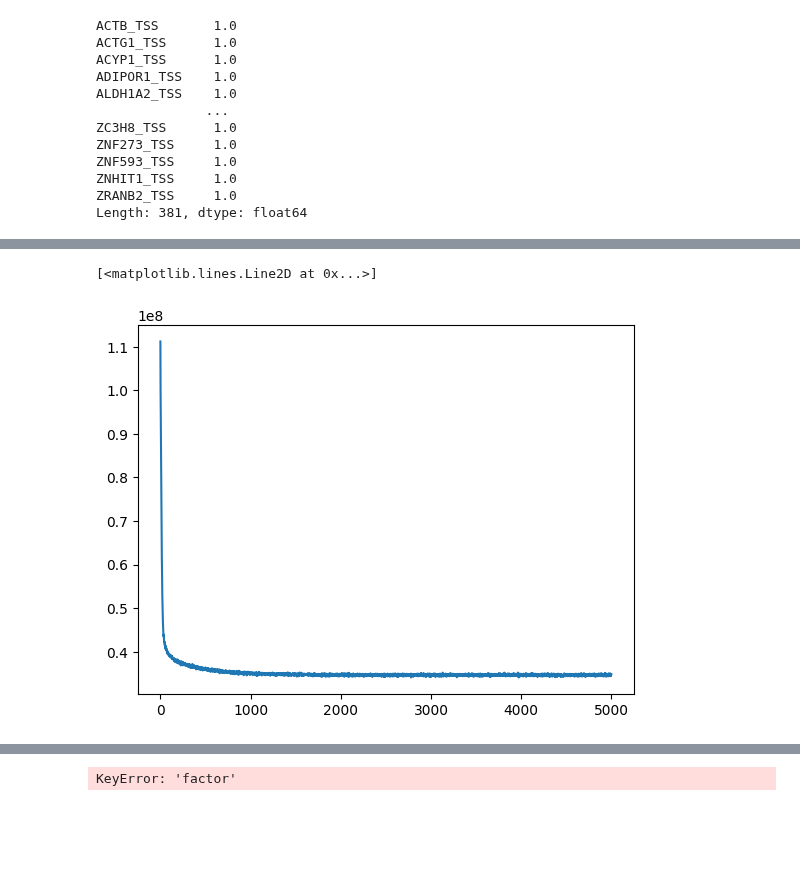
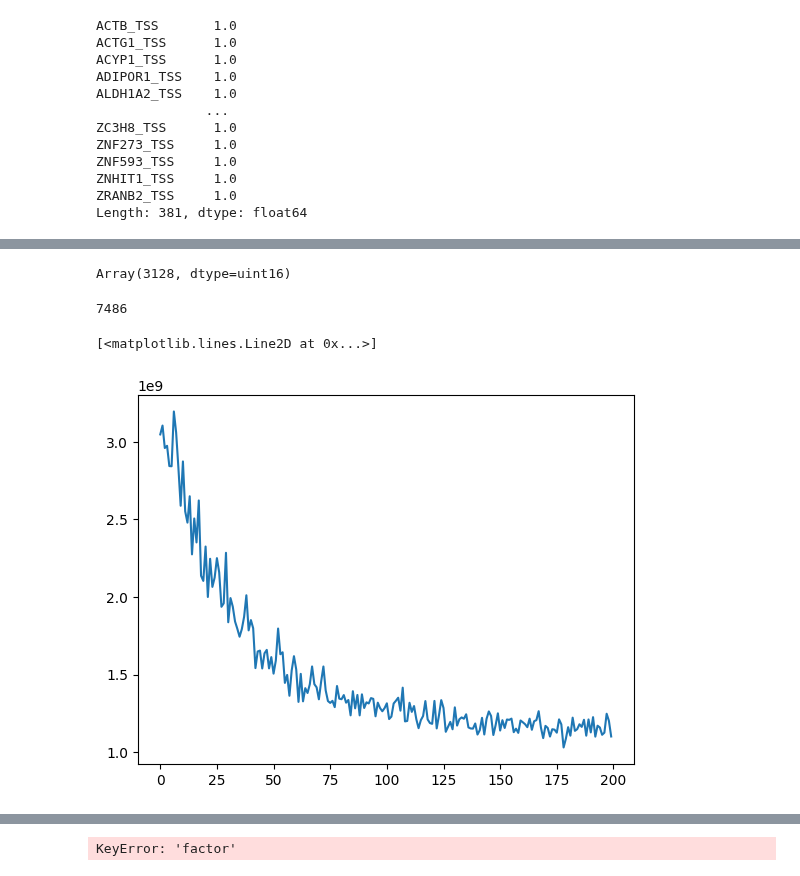
Before and after one commit to pinellolab/PerTurbo, a Jupyter notebook: docs/notebooks/gasperini_pilot_jax_multigene.ipynb, the cells around one changed output, grey strips where cells are left out. Saved outputs shown, nothing was run; the diff lists cells and outputs as text; code cells hidden in the pictures; blank space fills up the shorter version.

```diff
--- a/docs/notebooks/gasperini_pilot_jax_multigene.ipynb
+++ b/docs/notebooks/gasperini_pilot_jax_multigene.ipynb
@@ -304,0 +353,4 @@ svi_result = run_svi(
+# %%
+model_args[0].max()
+# %% [output]
+Array(3128, dtype=uint16)
@@ -305,5 +364,69 @@ svi_result = run_svi(
+# %%
+from numpyro.infer import SVI, TraceMeanField_ELBO
+from numpyro.optim import ClippedAdam
+from tqdm import tqdm
+import optax
+
+perturbseq_guide = make_perturbseq_guide_autonormal_turbo(init_scale=0.1)
+
+init_state = None
+param_values = []
+losses = jnp.array([])
+model_kwargs.update(
+    {
+        "subsample_size": 1024,
+        "gene_subsample_size": 1024,
+    }
+)
+
+n_epochs = 20 if not smoke_test else 2
+n_steps_per_epoch = int(
+    model_args[0].shape[1]
+    / model_kwargs["gene_subsample_size"]
+    * model_args[0].shape[0]
+    / model_kwargs["subsample_size"]
+    * 10
+)
+print(n_steps_per_epoch)
+# %% [output]
+7486
+# %%
+lr = optax.linear_schedule(0.03, 0.001, n_epochs * n_steps_per_epoch)
+
+adam = ClippedAdam(step_size=lr)
+svi = SVI(perturbseq_model_turbo, perturbseq_guide, adam, loss=TraceMeanField_ELBO())
+# svi_result = svi.run(
+#     PRNGKey(1),
+#     100,
+#     *model_args,
+#     **model_kwargs,
+# )
+
+# svi_result = svi.run(
+#     PRNGKey(1),
+#     100,
+#     *model_args,
+#     **model_kwargs,
+# )
+
+for i in tqdm(range(n_epochs)):
+    svi_result = svi.run(
+        PRNGKey(i),
+        n_steps_per_epoch,
+        *model_args,
+        **model_kwargs,
+        init_state=init_state,
+        progress_bar=False,
+    )
+    param_values.append(svi_result.params)
+    losses = jnp.concatenate((losses, svi_result.losses))
+    init_state = svi_result.state
+
+
+# plt.plot(losses)
+# plt.show()
 # %%
-plt.plot(svi_result.losses)
+plt.plot(losses)
 # %% [output]
 [<matplotlib.lines.Line2D at 0x...>]
-[figure, old version]
+[figure, new version]
```
Also changed, not shown: parts of 31 cells of this notebook, 5 other files.
